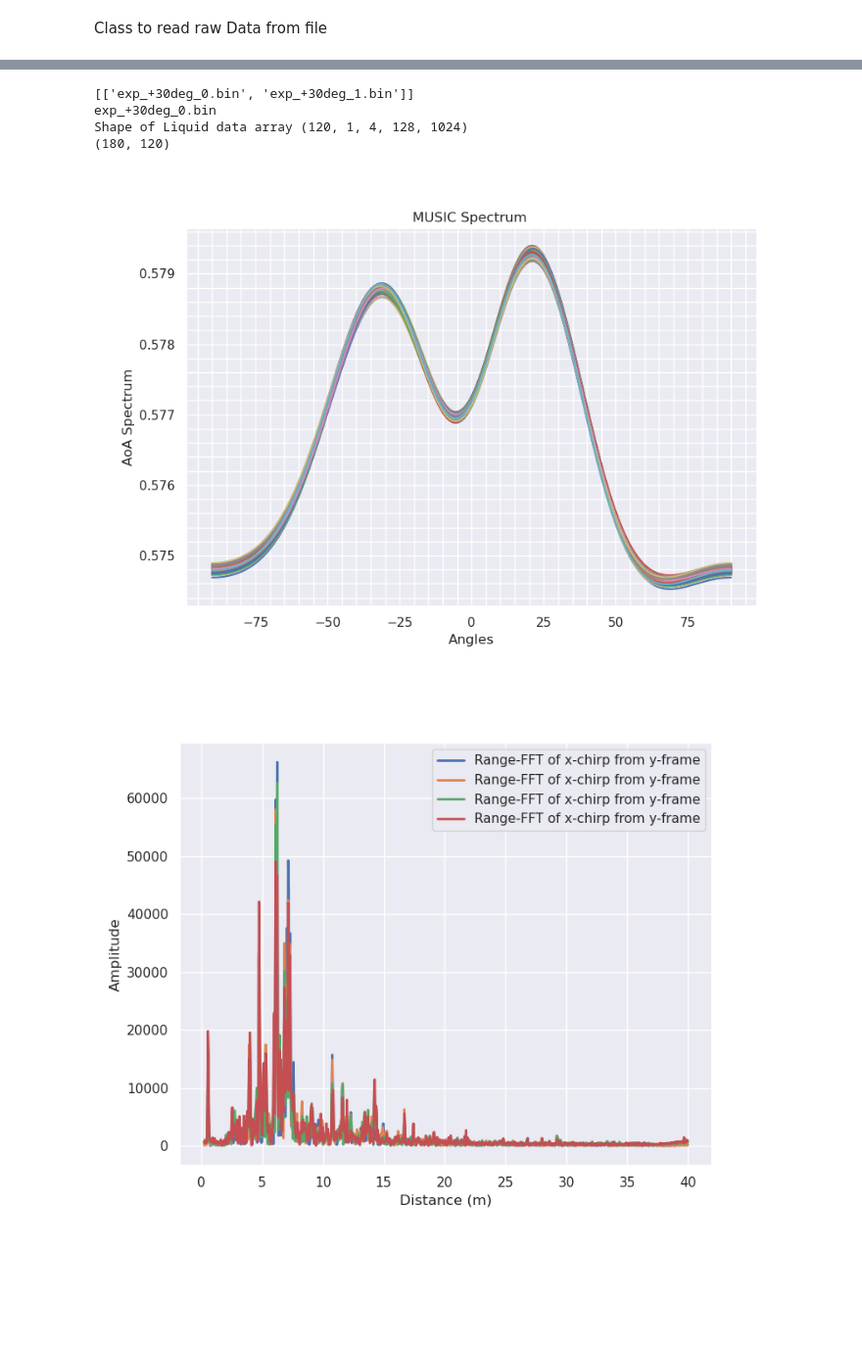
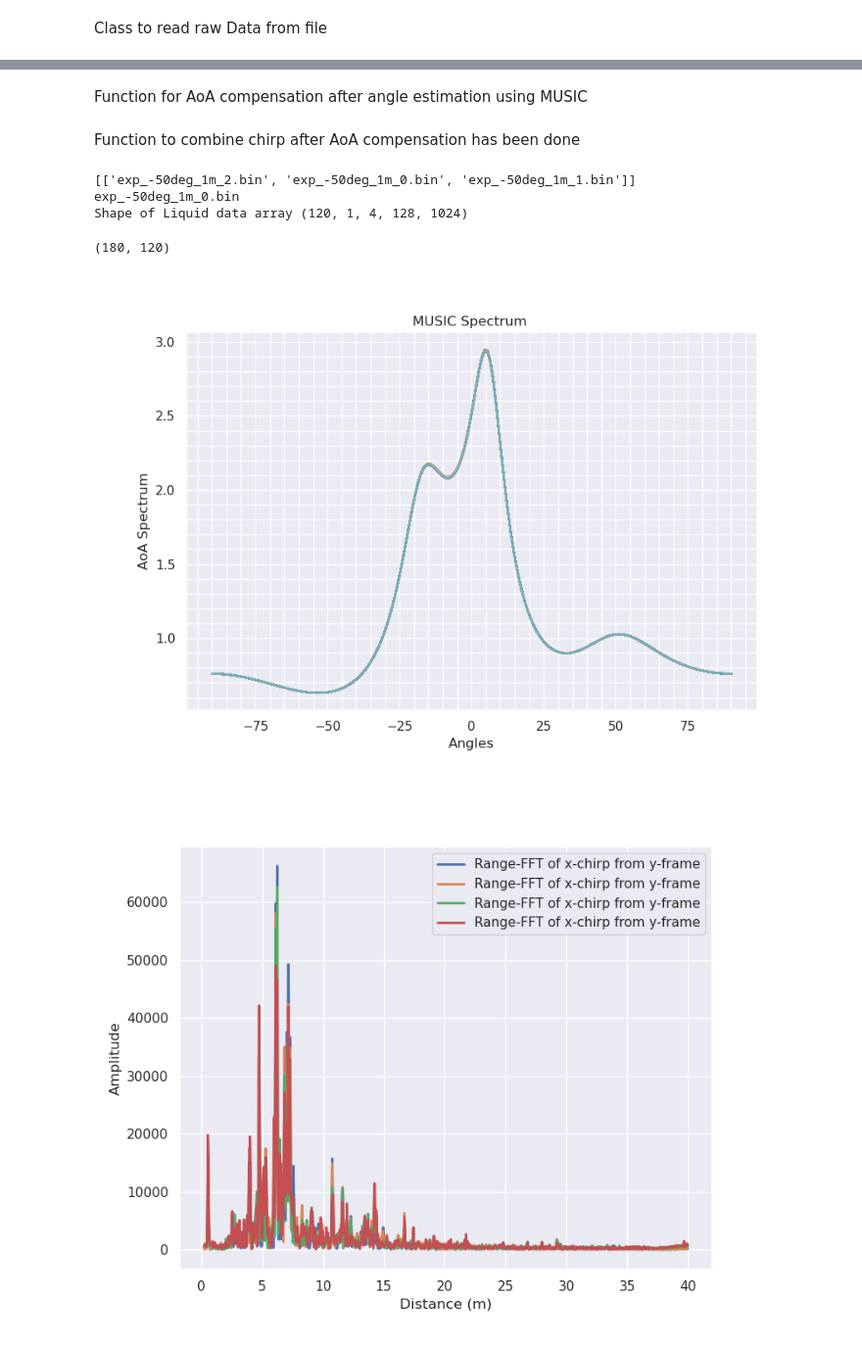
Before and after one commit to Muaz231/FluID-Python, a Jupyter notebook: FluidID_clean.ipynb, the cells around one changed output, grey strips where cells are left out. Shown: that part at 98% size. Drawn from its saved outputs; the diff is of its cells as text; code cells hidden in the pictures; blank space fills up the shorter version.

Commit message:
Added Markdown descriptions to each classand function

```diff
--- a/FluidID_clean.ipynb
+++ b/FluidID_clean.ipynb
@@ -230,6 +252,12 @@ def FineGrainFreqResponse(filepath,backgroundfilepath, framecfg, win, RI_compone
 # MUSIC algorithm to estimate AoA per frame (estimation of azimuth angle)
 
 def MUSIC(X,K,M,lamda):
+    '''
+     .. math::
+        P_{\mathrm{MUSIC}}(\theta)
+        = \frac{1}{\mathbf{a}^H(\theta) \mathbf{E}_\mathrm{n}
+                   \mathbf{E}_\mathrm{n}^H \mathbf{a}(\theta)}
+    '''
     # Defined variables
     d = lamda/2
     numAngles = 180 # Num of required angles
@@ -246,10 +274,11 @@ def MUSIC(X,K,M,lamda):
 
     corr_matrix = (corr_matrix + corr_matrix.conj().T) / 2
 
-    D,EV = LA.eig(corr_matrix)
+    D,EV = LA.eigh(corr_matrix)
     index = np.argsort(D) # Sort eigenvalues in descending order
     EN = EV[:,index]
     EN = EN[:, :M-K] # pick the eigenvetor from k to end
+    # EN = EV[:,:-K]
     EN = np.transpose(np.conjugate(EN))
 
     Angles = np.linspace(-90,90,numAngles)
@@ -262,6 +291,8 @@ def MUSIC(X,K,M,lamda):
         SP[i] = 1/np.linalg.norm(p_spectrum)
 
     return SP
+# %% [markdown]
+Function for AoA compensation after angle estimation using MUSIC
 # %%
 '''Calculate AoA using MUSIC & compensate it across the receiver/s'''
 def AoA_Compensation(data, K, M, dist_range):
@@ -314,6 +345,8 @@ def AoA_Compensation(data, K, M, dist_range):
                     data_cmp[frm, tx, rx, chirp, :] = np.dot(data_cmp[frm, tx, rx, chirp, :], np.exp(-1j*(2*np.pi*cfg.START_FREQ*1e9*td - np.pi*(td**2-2*t*td)*cfg.FREQ_SLOPE*1e12)))
 
     return data_cmp
+# %% [markdown]
+Function to combine chirp  after AoA compensation has been done
 # %%
 '''Function to combine chirp across all receivers after AoA compensating'''
 def CombineChirp(framedata):
@@ -322,7 +355,7 @@ def CombineChirp(framedata):
     elif len(framedata.shape) == 4:
         return np.mean(framedata, axis=1, keepdims=True)
 # %%
-# ** EXPERIMENTAL :: CELLS FOR TESTING STUFF BEFORE IMPLEMENTING WITH WHOLE SYSTEM **
+''' ** EXPERIMENTAL :: CELLS FOR TESTING STUFF BEFORE MERGING IN THE MAIN PIPELINE ** '''
 
 # TO-DO : AoA for previous captured data (e.g. for water-data)
 
@@ -334,7 +367,7 @@ framecfg = FrameConfig()
 
 # extension = ".bin"
 # liquids = ["no-liquid","water","vinegar","oil","baking-soda","saline"]
-liquids = ["exp_+30deg"]
+liquids = ["exp_-50deg_1m"]
 # liquids = [s + extension for s in liquids]
 
 liq_files = []
@@ -350,7 +383,7 @@ for liq in liquids:
 print(liq_files)
 
 # 2) Import specific data filepaths (e.g. water-1.bin data)
-data = liq_files[liquids.index("exp_+30deg")][0]
+data = liq_files[liquids.index("exp_-50deg_1m")][1]
 print(data)
 # bk_data = liq_files[liquids.index("no-liquid")][0]
 
@@ -361,51 +394,51 @@ print(data)
 
 
 # 4) Read liquid data
-data = RearrangeChirps(ReadBinFile(filepath + data))
+data = ReadBinFile(filepath + data)
 data = data # Background Static Clutter
 print("Shape of Liquid data array", data.shape)
 
 # 5) Loop through all the frames to estimate the AoA
 aoa_spectrum = np.zeros(shape = (180, data.shape[0]))
 
-for frm in range(data.shape[0]):
+for frm in tqdm(range(data.shape[0])):
     frame_data = np.squeeze(data[frm,:,:,:,:])
 
     # 6) Calculate AoA for each frame now
-    Nsources = 1 # Number of targets
+    Nsources = 3 # Number of targets
     P_spectrum = MUSIC(frame_data,Nsources,cfg.NUM_RX,3e8/(cfg.START_FREQ*1e9))
 
     # 7) Save the spectrum in the array
     aoa_spectrum[:,frm] = P_spectrum
 
 print(aoa_spectrum.shape)
 # 8) Plot Aoa Spectrum for all the frames
 Angles = np.linspace(-90,90,180)
 
 plt.figure("AoA-Spectrum", figsize=(9,6), clear=True)
 # ax = fig_aoa.add_subplot(1,1,1)
 plt.plot(Angles, aoa_spectrum)
 plt.xlabel("Angles")
 plt.ylabel("AoA Spectrum")
 plt.title("MUSIC Spectrum ")
 mplcursors.cursor(plt.gca(), multiple=True)
 plt.minorticks_on()
 plt.grid(True, which="both")
 plt.show()
 
 # # 9) Compensated IF chirp samples
 # data_cmp = AoA_Compensation(data,Nsources,cfg.NUM_RX,[0.35,0.70])
 # print(data_cmp.shape)
 
 # # 10) Combine Chirps after AoA compensating
 # data_cmp = CombineChirp(data_cmp)
 # print(data_cmp.shape)
 # %% [output]
-[['exp_+30deg_0.bin', 'exp_+30deg_1.bin']]
-exp_+30deg_0.bin
+[['exp_-50deg_1m_2.bin', 'exp_-50deg_1m_0.bin', 'exp_-50deg_1m_1.bin']]
+exp_-50deg_1m_0.bin
 Shape of Liquid data array (120, 1, 4, 128, 1024)
-(180, 120)
+(180, 120)
-[figure, old version]
+[figure, new version]
 # %%
 # plt.figure("Range-FFT",figsize=(9,6))
 for frm in range(data.shape[0]):
```
Also changed, not shown: parts of 17 cells of this notebook.
